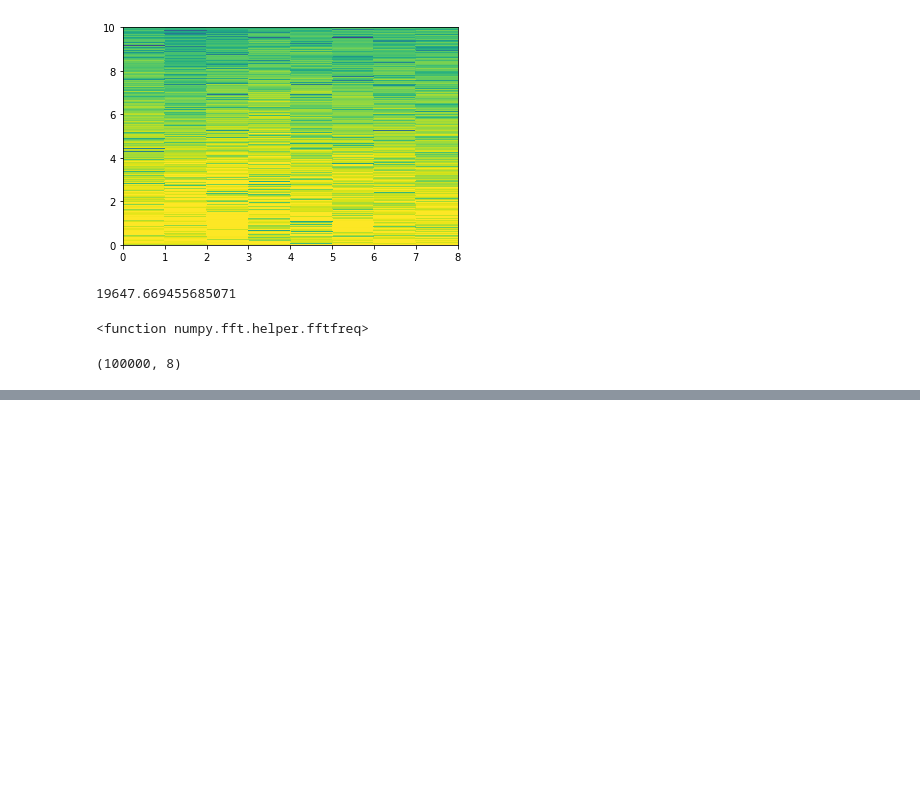
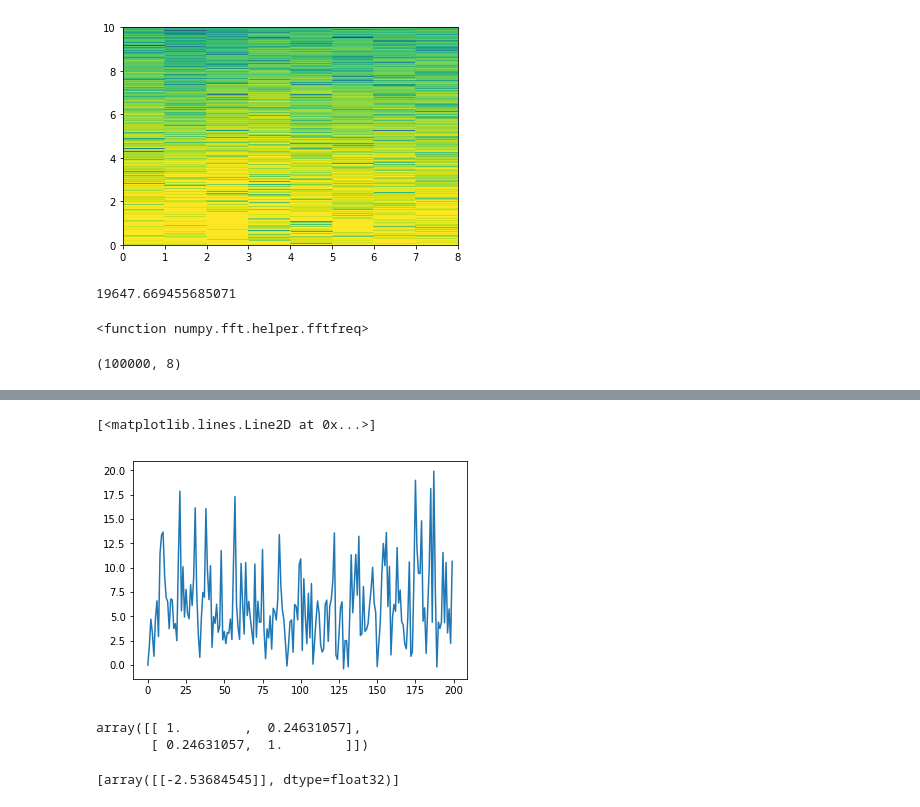
Before and after one commit to djgagne/lorenz_gan, a Jupyter notebook: notebooks/lorenz_gan_eval.ipynb, the cells around one changed output, grey strips where cells are left out. Cells and saved outputs as stored; diff of their text form; code cells hidden in the pictures; blank space fills up the shorter version.

```diff
--- a/notebooks/lorenz_gan_eval.ipynb
+++ b/notebooks/lorenz_gan_eval.ipynb
@@ -789,0 +837,14 @@ fout.shape
+# %%
+plt.plot(res_preds[:200])
+# %% [output]
+[<matplotlib.lines.Line2D at 0x...>]
+[figure, added]
+# %%
+np.corrcoef(res_preds[1:-2, 0], res_preds[2:-1, 0])
+# %% [output]
+array([[ 1.        ,  0.24631057],
+       [ 0.24631057,  1.        ]])
+# %%
+ann_model.res_predict([np.array([[0]]),np.array([[-3]]), 1])
+# %% [output]
+[array([[-2.53684545]], dtype=float32)]
```
Also changed, not shown: parts of 10 cells of this notebook, 6 other files.
